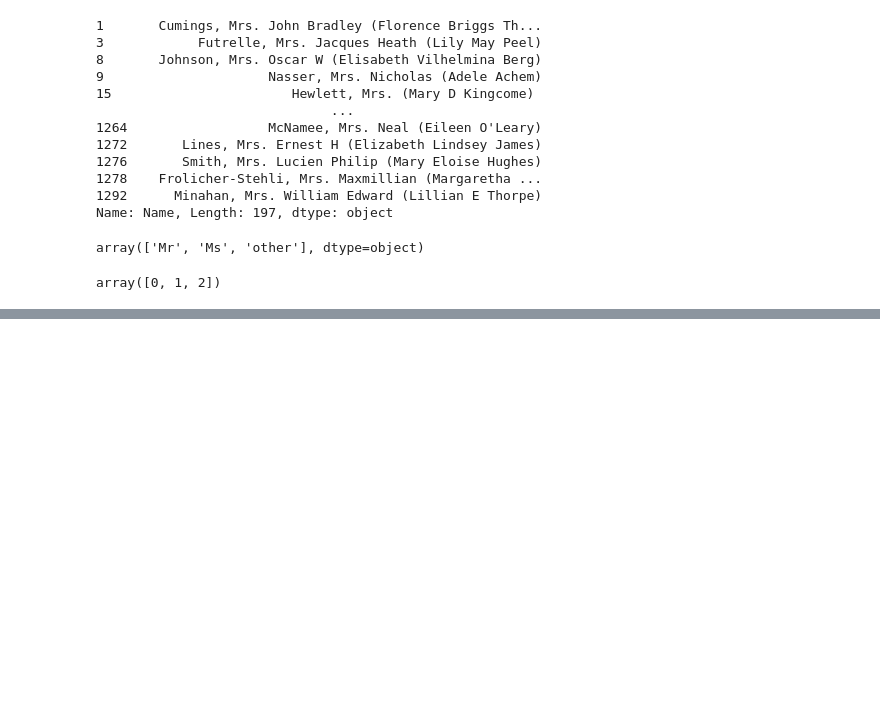
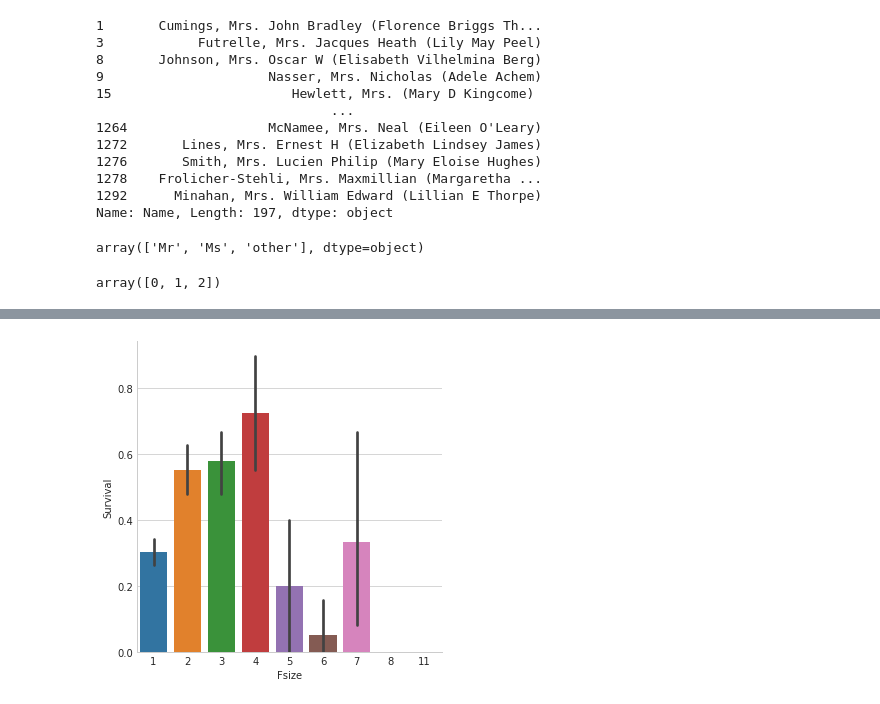
Before and after one commit to TolgaTANRISEVER/titanic-EDA, a Jupyter notebook: titanic-eda.ipynb, the cells around one changed output, grey strips where cells are left out. Drawn from its saved outputs; the diff is of its cells as text; code cells hidden in the pictures; blank space fills up the shorter version.

```diff
--- a/titanic-eda.ipynb
+++ b/titanic-eda.ipynb
@@ -1025,0 +1097,2 @@ array([0, 1, 2])
+# %%
+train_df.drop(labels=["Name"],axis=1,inplace=True)
@@ -1025,0 +1119,2 @@ array([0, 1, 2])
+# %%
+train_df=pd.get_dummies(train_df,columns=["title"])
@@ -1025,0 +1135,2 @@ array([0, 1, 2])
+# %%
+train_df["Fsize"]=train_df["Parch"]+train_df["SibSp"]+1
@@ -1025,0 +1144,6 @@ array([0, 1, 2])
+# %%
+g = sns.factorplot(x = "Fsize", y = "Survived", data = train_df, kind = "bar")
+g.set_ylabels("Survival")
+plt.show()
+# %% [output]
+[figure, added]
```
Also changed, not shown: parts of 65 cells of this notebook.
